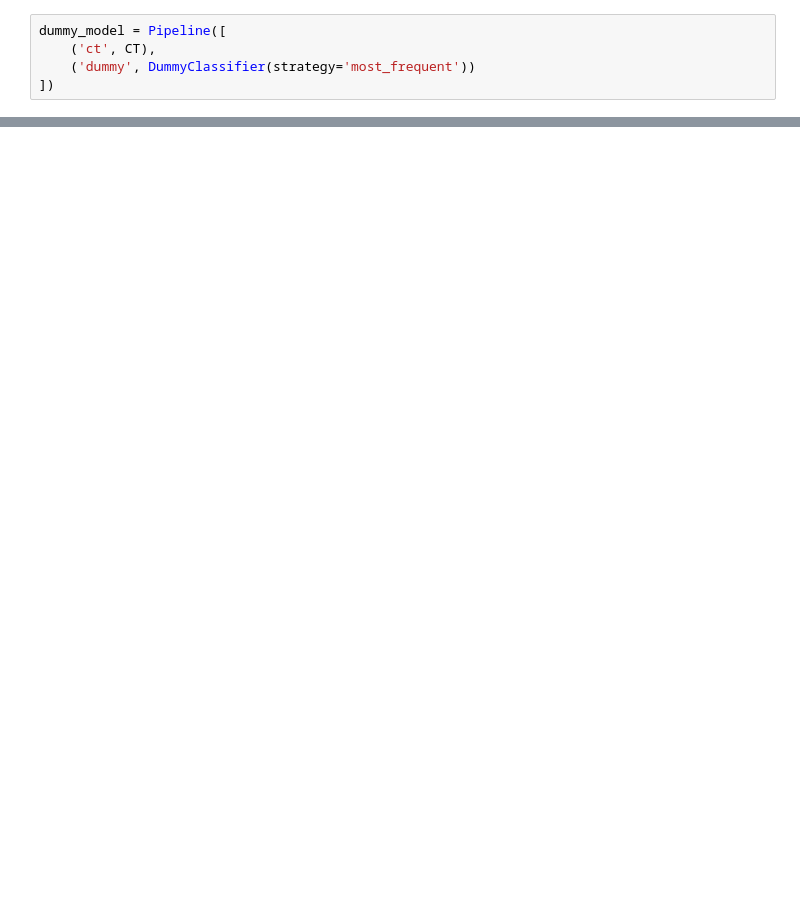
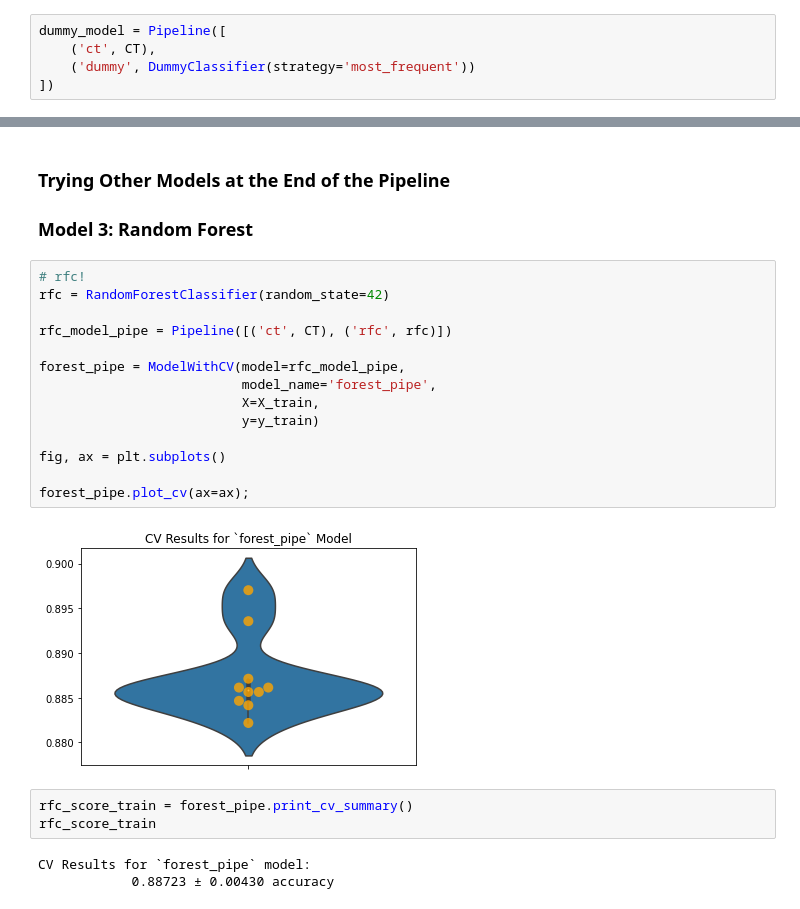
Before and after one commit to JasmineHuang25/Phase3_project, a Jupyter notebook: auto_insurance_predict_main.ipynb, the cells around one changed output, grey strips where cells are left out. Saved outputs shown, nothing was run; the diff lists cells and outputs as text; blank space fills up the shorter version.

```diff
--- a/auto_insurance_predict_main.ipynb
+++ b/auto_insurance_predict_main.ipynb
@@ -290,0 +377,25 @@ dummy_model_pipe.print_cv_summary()
+# %% [markdown]
+### Trying Other Models at the End of the Pipeline
+### Model 3: Random Forest
+# %%
+# rfc!
+rfc = RandomForestClassifier(random_state=42)
+
+rfc_model_pipe = Pipeline([('ct', CT), ('rfc', rfc)])
+
+forest_pipe = ModelWithCV(model=rfc_model_pipe,
+                          model_name='forest_pipe',
+                          X=X_train,
+                          y=y_train)
+
+fig, ax = plt.subplots()
+
+forest_pipe.plot_cv(ax=ax);
+# %% [output]
+[figure, added]
+# %%
+rfc_score_train = forest_pipe.print_cv_summary()
+rfc_score_train
+# %% [output]
+CV Results for `forest_pipe` model:
+            0.88723 ± 0.00430 accuracy
```
Also changed, not shown: parts of 66 cells of this notebook, 1 other file.
